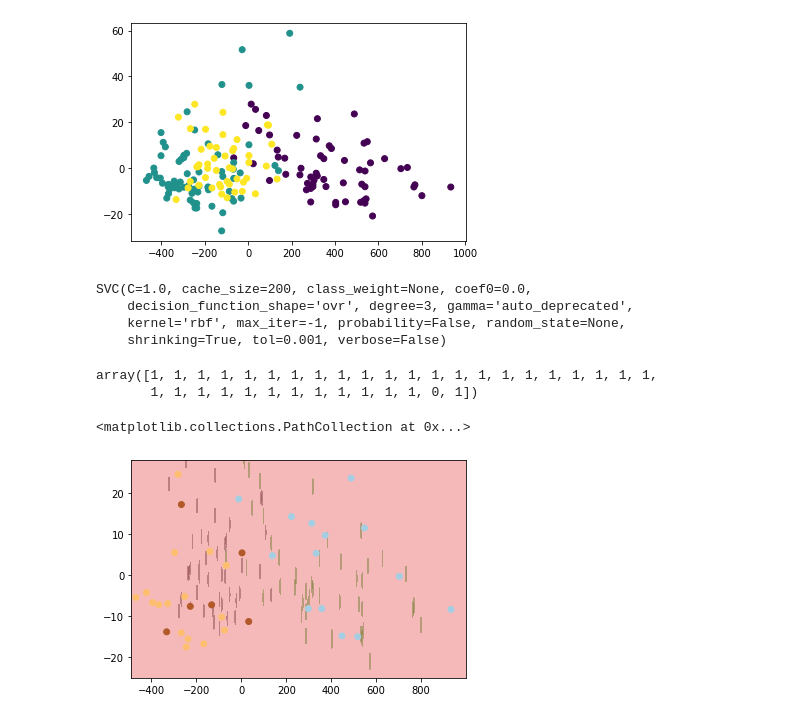
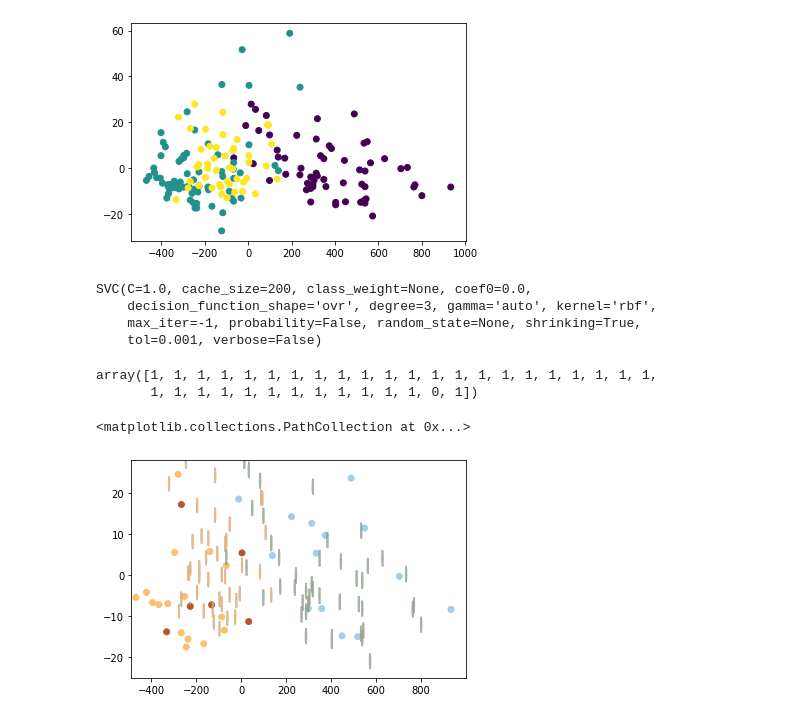
Before and after one commit to zalmancheng/MY-Python-Work, a Jupyter notebook: 數軟應用/作業/數軟作業-WEEK 11-wine資料預測.ipynb, the cells around one changed output. Drawn from its saved outputs; the diff is of its cells as text; code cells hidden in the pictures.

```diff
--- a/數軟應用/作業/數軟作業-WEEK 11-wine資料預測.ipynb
+++ b/數軟應用/作業/數軟作業-WEEK 11-wine資料預測.ipynb
@@ -69,13 +69,15 @@ x_train,x_test,y_train,y_test=train_test_split(X,y,test_size=0.2,random_state=0)
 from sklearn.svm import SVC
 # %%
 clf=SVC()
+# %%
+clf.gamma='auto'
 # %%
 clf.fit(x_train,y_train)
 # %% [output]
 SVC(C=1.0, cache_size=200, class_weight=None, coef0=0.0,
-    decision_function_shape='ovr', degree=3, gamma='auto_deprecated',
-    kernel='rbf', max_iter=-1, probability=False, random_state=None,
-    shrinking=True, tol=0.001, verbose=False)
+    decision_function_shape='ovr', degree=3, gamma='auto', kernel='rbf',
+    max_iter=-1, probability=False, random_state=None, shrinking=True,
+    tol=0.001, verbose=False)
 # %%
 y_predict=clf.predict(x_test)
 # %%
@@ -86,14 +88,14 @@ array([1, 1, 1, 1, 1, 1, 1, 1, 1, 1, 1, 1, 1, 1, 1, 1, 1, 1, 1, 1, 1, 1,
 # %%
 x0=np.arange(-490,1000,0.1)
 y0=np.arange(-25,28,0.1)
 
 xm,ym=np.meshgrid(x0,y0)
 P=np.c_[xm.ravel(),ym.ravel()]
 z=clf.predict(P)
 Z=z.reshape(xm.shape)
-plt.contourf(xm,ym,Z,alpha=0.3,cmap='Paired')
+plt.contour(xm,ym,Z,alpha=0.3,cmap='Paired')
 plt.scatter(x_test[:,0],x_test[:,1],c=y_test,cmap='Paired')
 #再小會當掉...跑不出來（。＿。）
 # %% [output]
 <matplotlib.collections.PathCollection at 0x...>
-[figure, old version]
+[figure, new version]
```
